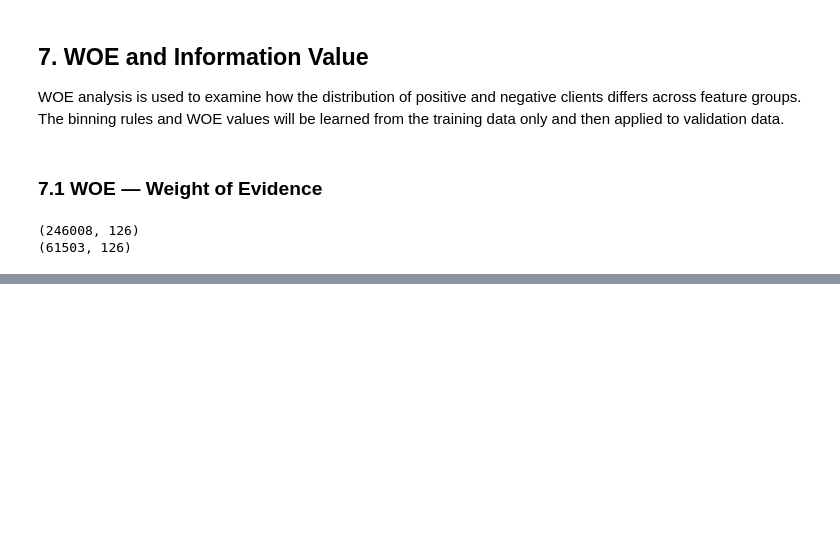
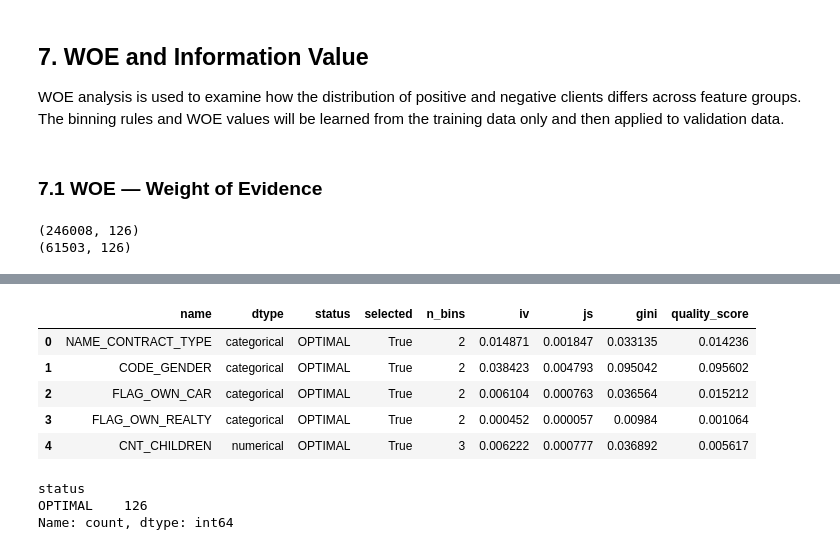
Before and after one commit to Tural-Kazimov/home-credit-default-risk, a Jupyter notebook: 03_model_training.ipynb, the cells around one changed output, grey strips where cells are left out. Saved outputs shown, nothing was run; the diff lists cells and outputs as text; code cells hidden in the pictures; blank space fills up the shorter version.

```diff
--- a/03_model_training.ipynb
+++ b/03_model_training.ipynb
@@ -209,0 +284,16 @@ print(X_valid_woe_raw.shape)
+# %%
+iv_summary = binning_process.summary()
+
+display(iv_summary.head())
+
+print(iv_summary['status'].value_counts())
+# %% [output]
+|  | name | dtype | status | selected | n_bins | iv | js | gini | quality_score |
+| 0 | NAME_CONTRACT_TYPE | categorical | OPTIMAL | True | 2 | 0.014871 | 0.001847 | 0.033135 | 0.014236 |
+| 1 | CODE_GENDER | categorical | OPTIMAL | True | 2 | 0.038423 | 0.004793 | 0.095042 | 0.095602 |
+| 2 | FLAG_OWN_CAR | categorical | OPTIMAL | True | 2 | 0.006104 | 0.000763 | 0.036564 | 0.015212 |
+| 3 | FLAG_OWN_REALTY | categorical | OPTIMAL | True | 2 | 0.000452 | 0.000057 | 0.00984 | 0.001064 |
+| 4 | CNT_CHILDREN | numerical | OPTIMAL | True | 3 | 0.006222 | 0.000777 | 0.036892 | 0.005617 |
+status
+OPTIMAL    126
+Name: count, dtype: int64
```
Also changed, not shown: parts of 24 cells of this notebook.
